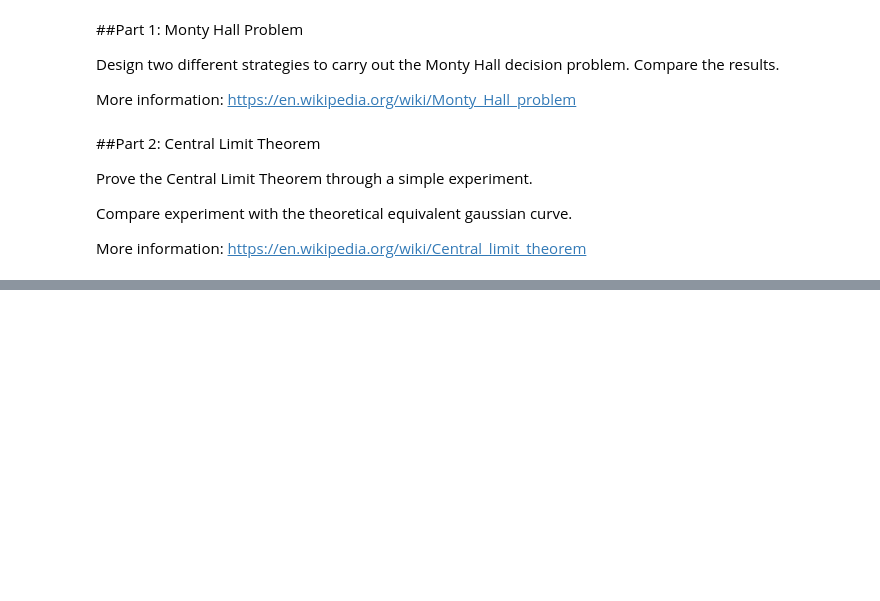
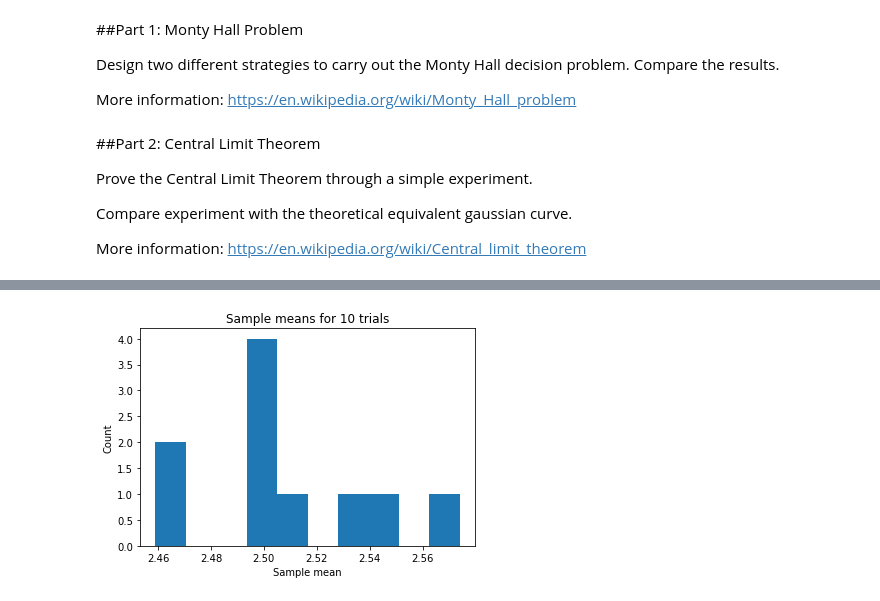
Before and after one commit to axiom9/ECE566_Machine-DeepLearning, a Jupyter notebook: Homework_1/Assignment #1 - Empty.ipynb, the cells around one changed output, grey strips where cells are left out. Saved outputs shown, nothing was run; the diff lists cells and outputs as text; code cells hidden in the pictures; blank space fills up the shorter version.

```diff
--- a/Homework_1/Assignment #1 - Empty.ipynb
+++ b/Homework_1/Assignment #1 - Empty.ipynb
@@ -62,0 +82,4 @@ More information: https://en.wikipedia.org/wiki/Central_limit_theorem
+# %%
+simulate(n=10)
+# %% [output]
+[figure, added]
```
Also changed, not shown: parts of 8 cells of this notebook.
